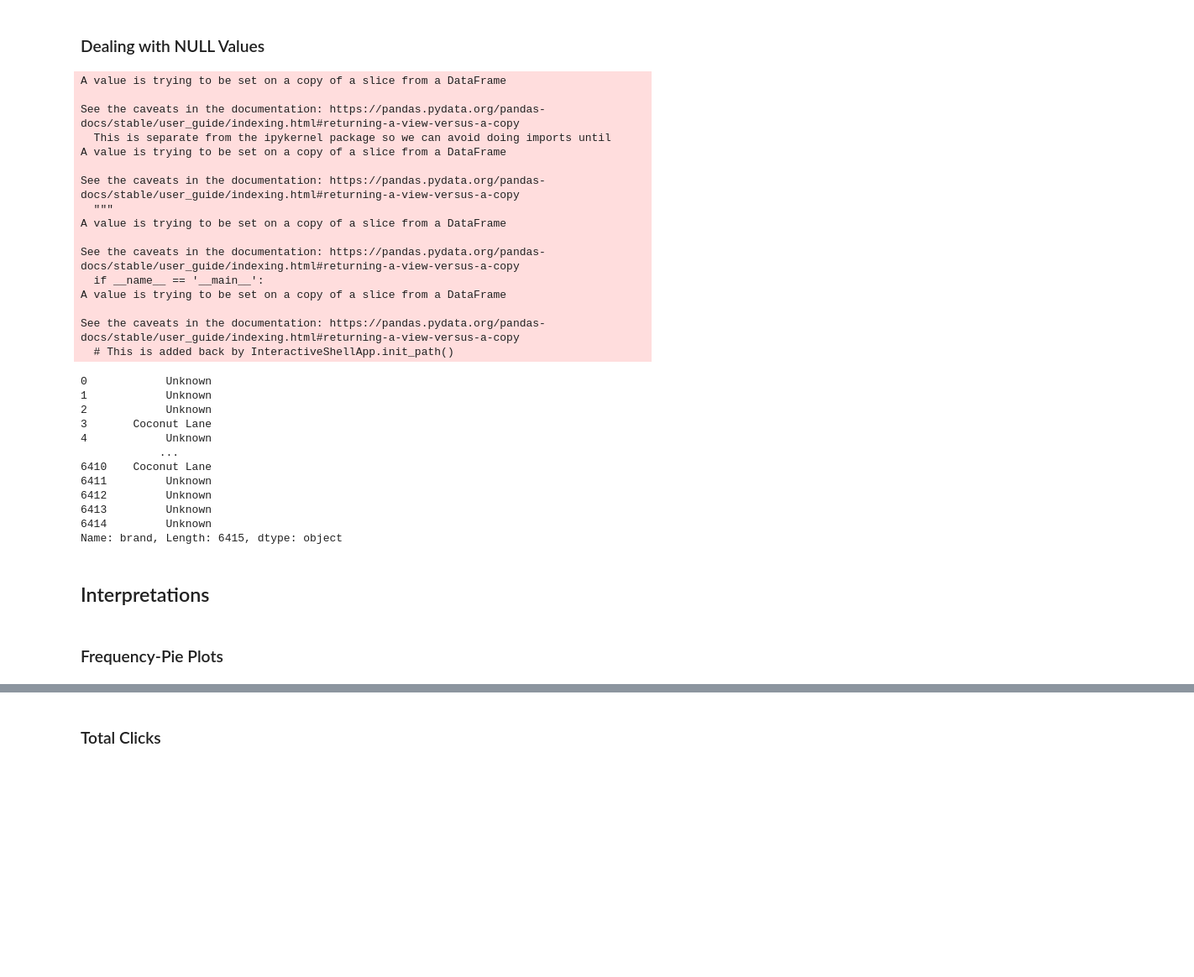
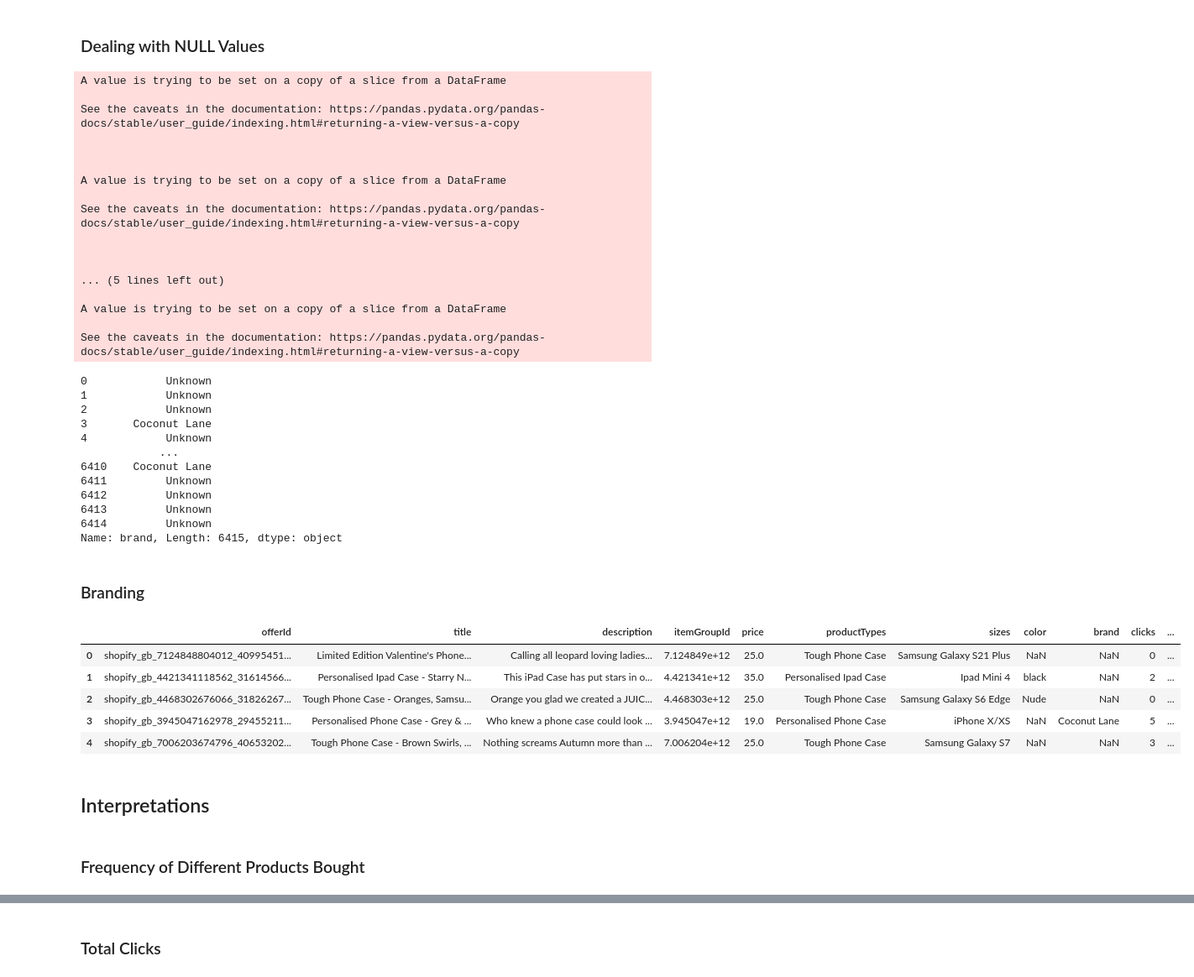
Before and after one commit to Utpal-Mishra/Bidnamics, a Jupyter notebook: Bidnamics.ipynb, the cells around one changed output, grey strips where cells are left out. Shown at 84% size. Saved outputs shown, nothing was run; the diff lists cells and outputs as text; code cells hidden in the pictures; blank space fills up the shorter version.

```diff
--- a/Bidnamics.ipynb
+++ b/Bidnamics.ipynb
@@ -30,15 +27,0 @@ Data Shape: (6415, 11)
-# %%
-brand = []
-
-for i in range(len(data.title)):
-  if 'samsung' in data.title[i].lower():
-    brand.append('Samsung')
-  elif 'iphone' in data.title[i].lower() or 'ipad' in data.title[i].lower() or 'notebook' in data.title[i].lower():
-    brand.append('Apple')
-  elif 'fitbit' in data.title[i].lower():
-    brand.append('Fitbit')
-  elif 'huawei' in data.title[i].lower():
-    brand.append('Huawei')
-  else: brand.append(data.productTypes[i])
-
-print(len(brand))
@@ -98,19 +79,20 @@ data.brand.fillna("Unknown")
 A value is trying to be set on a copy of a slice from a DataFrame
 
 See the caveats in the documentation: https://pandas.pydata.org/pandas-docs/stable/user_guide/indexing.html#returning-a-view-versus-a-copy
-  This is separate from the ipykernel package so we can avoid doing imports until
+
+
+
 A value is trying to be set on a copy of a slice from a DataFrame
 
 See the caveats in the documentation: https://pandas.pydata.org/pandas-docs/stable/user_guide/indexing.html#returning-a-view-versus-a-copy
-  """
+
+
+
+... (5 lines left out)
+
 A value is trying to be set on a copy of a slice from a DataFrame
 
 See the caveats in the documentation: https://pandas.pydata.org/pandas-docs/stable/user_guide/indexing.html#returning-a-view-versus-a-copy
-  if __name__ == '__main__':
-A value is trying to be set on a copy of a slice from a DataFrame
-
-See the caveats in the documentation: https://pandas.pydata.org/pandas-docs/stable/user_guide/indexing.html#returning-a-view-versus-a-copy
-  # This is added back by InteractiveShellApp.init_path()
 0            Unknown
 1            Unknown
 2            Unknown
@@ -123,10 +105,45 @@ See the caveats in the documentation: https://pandas.pydata.org/pandas-docs/stab
 6413         Unknown
 6414         Unknown
 Name: brand, Length: 6415, dtype: object
+# %% [markdown]
+### Branding
+# %%
+brand = []
+
+for i in range(len(data.title)):
+  if 'samsung' in data.title[i].lower():
+    brand.append('Samsung')
+  elif 'iphone' in data.title[i].lower() or 'ipad' in data.title[i].lower() or 'notebook' in data.title[i].lower() or 'airtag' in data.title[i].lower() or 'airpod' in data.title[i].lower():
+    brand.append('Apple')
+  elif 'fitbit' in data.title[i].lower():
+    brand.append('Fitbit')
+  elif 'huawei' in data.title[i].lower():
+    brand.append('Huawei')
+  elif 'bag' in data.title[i].lower():
+    brand.append('Unknwon Bag Brand')
+  elif 'ring' in data.title[i].lower():
+    brand.append('Unknwon Ring Brand')
+  elif 'face covering' in data.title[i].lower():
+    brand.append('Unknwon Face Covering Brand')
+  elif 'tag' in data.title[i].lower():
+    brand.append('Unknwon Face Covering Brand')
+  elif 'phone case' in data.title[i].lower():
+    brand.append('Unknwon Phone Case Brand')
+  else: brand.append(data.productTypes[i])
+
+data['brandName'] = brand
+data.head()
+# %% [output]
+|  | offerId | title | description | itemGroupId | price | productTypes | sizes | color | brand | clicks | ... |
+| 0 | shopify_gb_7124848804012_40995451... | Limited Edition Valentine's Phone... | Calling all leopard loving ladies... | 7.124849e+12 | 25.0 | Tough Phone Case | Samsung Galaxy S21 Plus | NaN | NaN | 0 | ... |
+| 1 | shopify_gb_4421341118562_31614566... | Personalised Ipad Case - Starry N... | This iPad Case has put stars in o... | 4.421341e+12 | 35.0 | Personalised Ipad Case | Ipad Mini 4 | black | NaN | 2 | ... |
+| 2 | shopify_gb_4468302676066_31826267... | Tough Phone Case - Oranges, Samsu... | Orange you glad we created a JUIC... | 4.468303e+12 | 25.0 | Tough Phone Case | Samsung Galaxy S6 Edge | Nude | NaN | 0 | ... |
+| 3 | shopify_gb_3945047162978_29455211... | Personalised Phone Case - Grey & ... | Who knew a phone case could look ... | 3.945047e+12 | 19.0 | Personalised Phone Case | iPhone X/XS | NaN | Coconut Lane | 5 | ... |
+| 4 | shopify_gb_7006203674796_40653202... | Tough Phone Case - Brown Swirls, ... | Nothing screams Autumn more than ... | 7.006204e+12 | 25.0 | Tough Phone Case | Samsung Galaxy S7 | NaN | NaN | 3 | ... |
 # %% [markdown]
 ## Interpretations
-# %% [markdown]
-### Frequency-Pie Plots
+# %% [markdown]
+### Frequency of Different Products Bought
 # %%
 productCount = pd.DataFrame(data.productTypes.value_counts()).reset_index().sort_values('index')
 productCount.columns = ['productName', 'freq']
```
Also changed, not shown: parts of 5 cells of this notebook.
